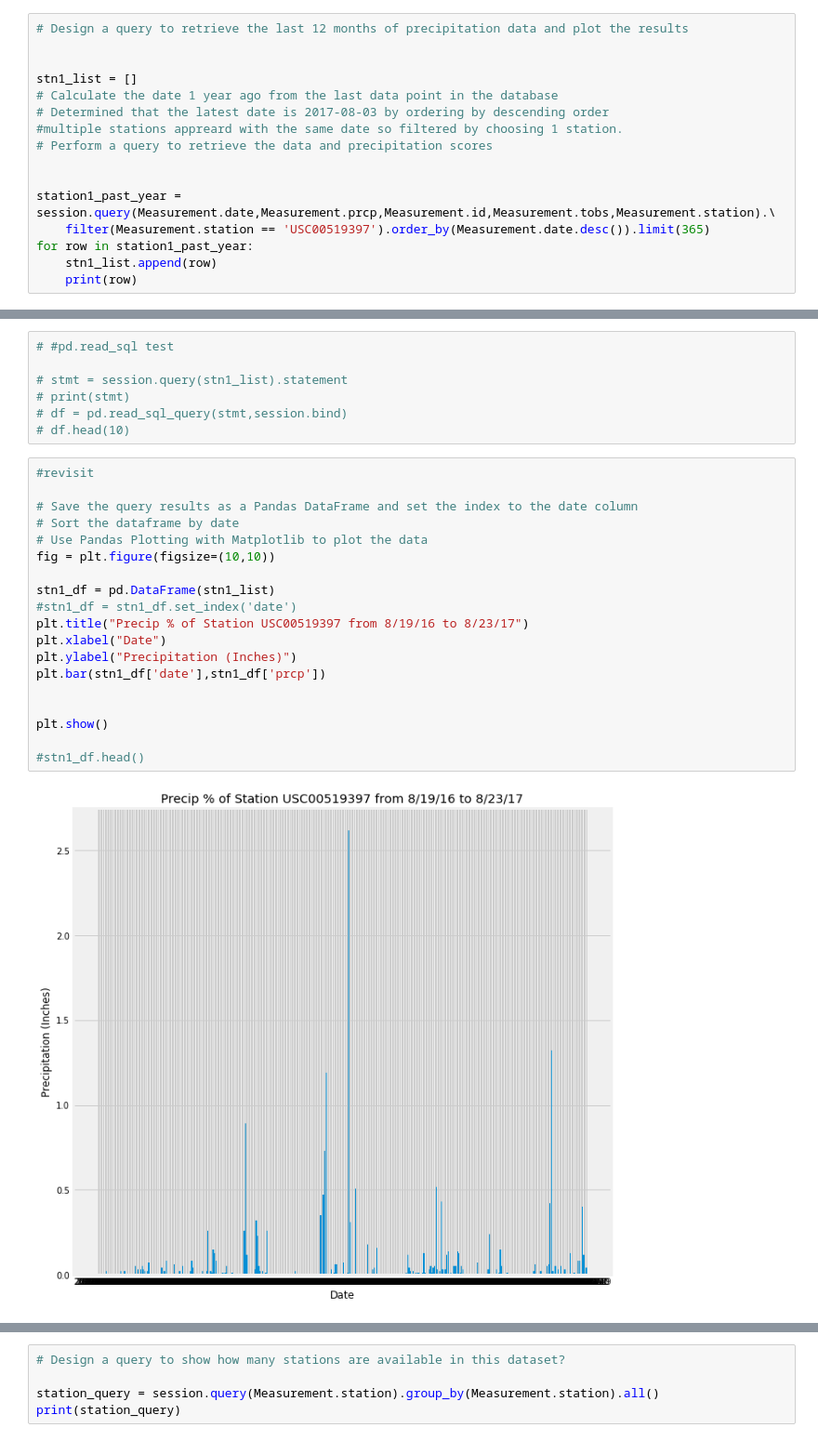
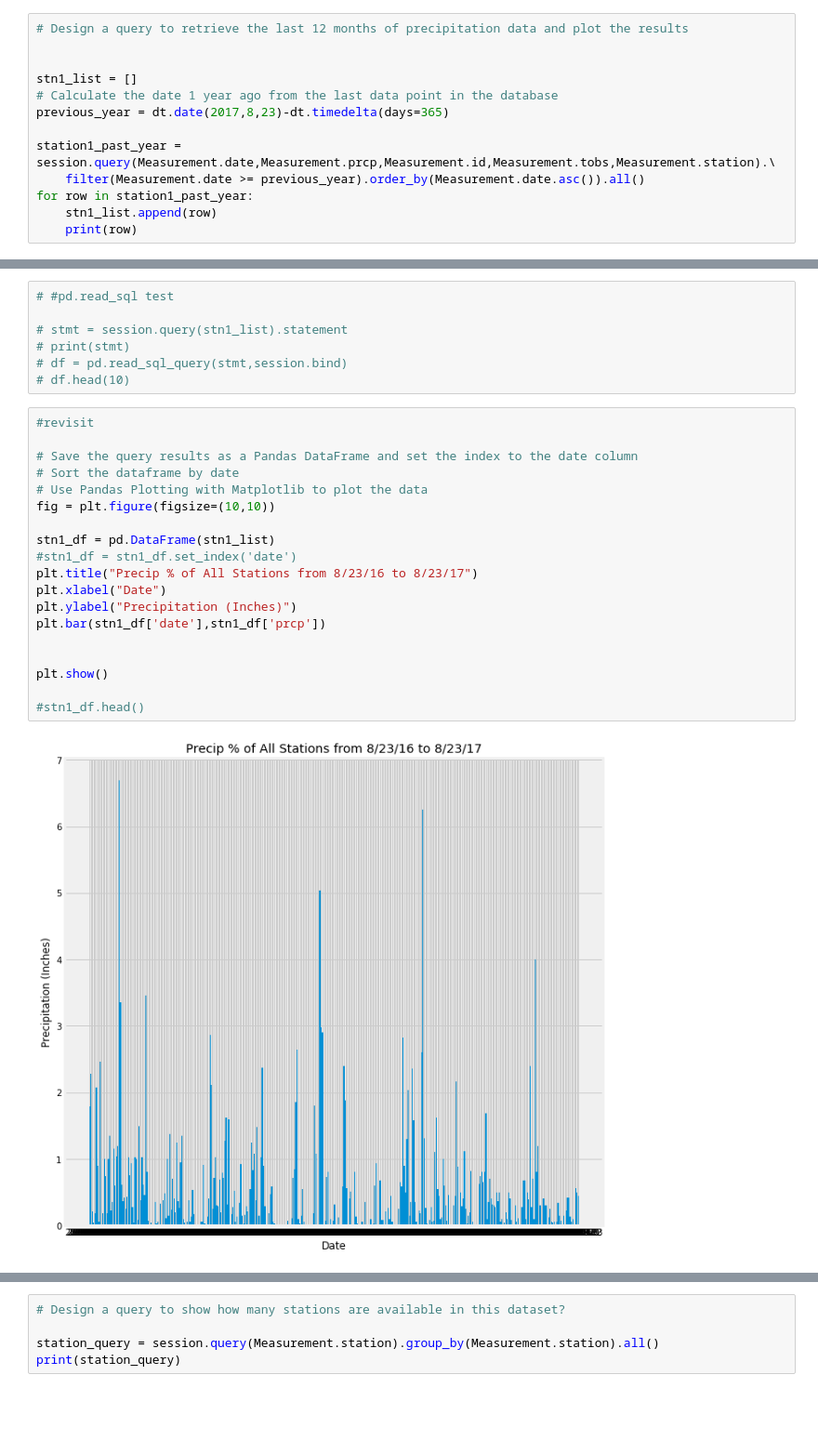
Before and after one commit to michaeltrias/sqlalchemy-challenge, a Jupyter notebook: climate_starter_MCT.ipynb, the cells around one changed output, grey strips where cells are left out. Shown at 93% size. Cells and saved outputs as stored; diff of their text form; blank space fills up the shorter version.

```diff
--- a/climate_starter_MCT.ipynb
+++ b/climate_starter_MCT.ipynb
@@ -55,13 +55,10 @@ first_row.__dict__
 
 stn1_list = []
 # Calculate the date 1 year ago from the last data point in the database
-# Determined that the latest date is 2017-08-03 by ordering by descending order
-#multiple stations appreard with the same date so filtered by choosing 1 station.
-# Perform a query to retrieve the data and precipitation scores
-
+previous_year = dt.date(2017,8,23)-dt.timedelta(days=365)
 
 station1_past_year = session.query(Measurement.date,Measurement.prcp,Measurement.id,Measurement.tobs,Measurement.station).\
-    filter(Measurement.station == 'USC00519397').order_by(Measurement.date.desc()).limit(365)
+    filter(Measurement.date >= previous_year).order_by(Measurement.date.asc()).all()
 for row in station1_past_year:
     stn1_list.append(row)
     print(row)
@@ -100,24 +97,24 @@ print(prev_year)
 # %%
 #revisit
 
 # Save the query results as a Pandas DataFrame and set the index to the date column
 # Sort the dataframe by date
 # Use Pandas Plotting with Matplotlib to plot the data
 fig = plt.figure(figsize=(10,10))
 
 stn1_df = pd.DataFrame(stn1_list)
 #stn1_df = stn1_df.set_index('date')
-plt.title("Precip % of Station USC00519397 from 8/19/16 to 8/23/17")
+plt.title("Precip % of All Stations from 8/23/16 to 8/23/17")
 plt.xlabel("Date")
 plt.ylabel("Precipitation (Inches)")
 plt.bar(stn1_df['date'],stn1_df['prcp'])
 
 
 plt.show()
 
 #stn1_df.head()
 # %% [output]
-[figure, old version]
+[figure, new version]
 # %%
 # Use Pandas to calcualte the summary statistics for the precipitation data
 
```
Also changed, not shown: parts of 4 cells of this notebook, 1 other file.
